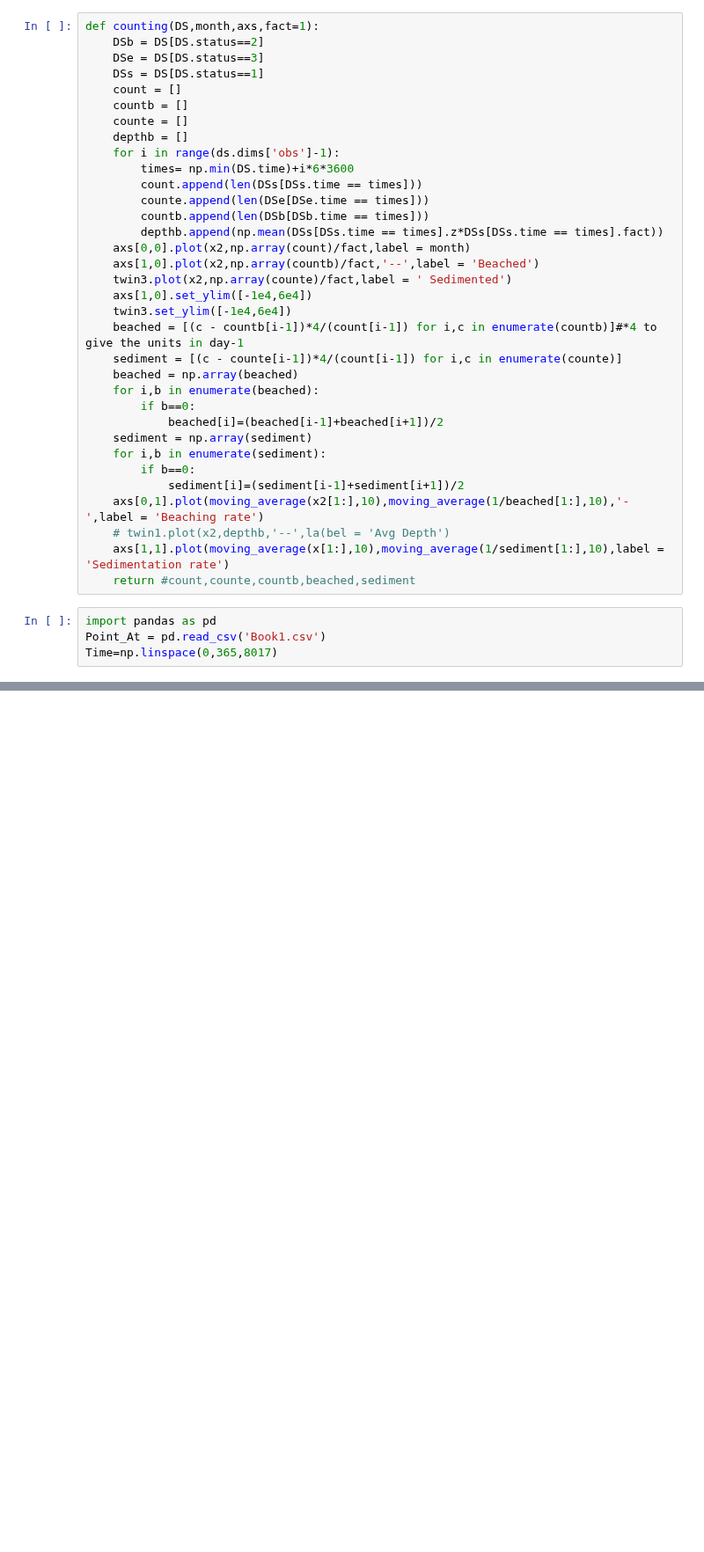
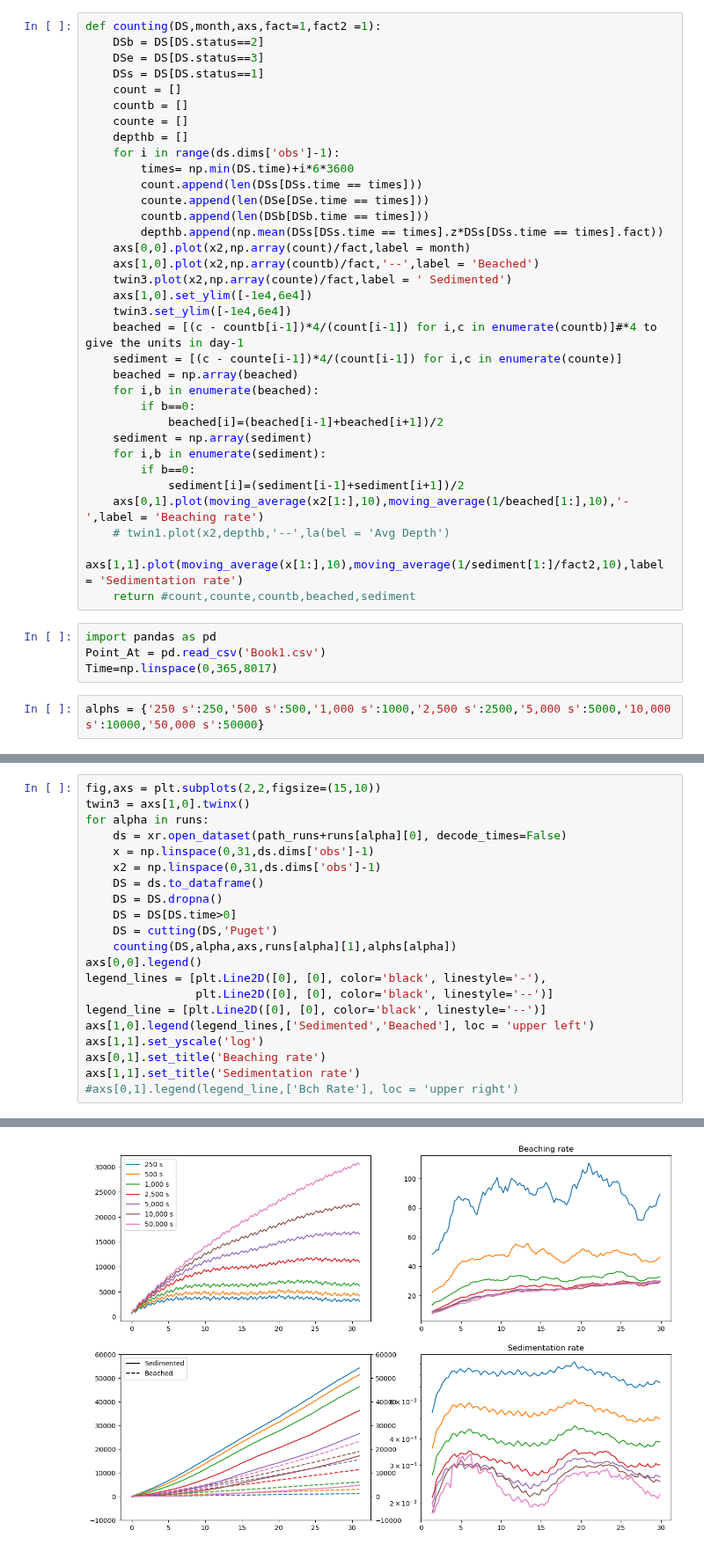
Before and after one commit to SalishSeaCast/analysis-jose, a Jupyter notebook: notebooks/Outfall_finalResults/regions_stats.ipynb, the cells around one changed output, grey strips where cells are left out. Shown at 88% size. Cells and saved outputs as stored; diff of their text form; blank space fills up the shorter version.

Commit message:
wip: changing export to rates based on current counts

```diff
--- a/notebooks/Outfall_finalResults/regions_stats.ipynb
+++ b/notebooks/Outfall_finalResults/regions_stats.ipynb
@@ -56,7 +56,7 @@ plt.title('Salish Sea subregions')
 Text(0.5, 1.0, 'Salish Sea subregions')
 [figure]
 # %%
-def counting(DS,month,axs,fact=1):
+def counting(DS,month,axs,fact=1,fact2 =1):
     DSb = DS[DS.status==2]
     DSe = DS[DS.status==3]
     DSs = DS[DS.status==1]
@@ -87,12 +87,14 @@ def counting(DS,month,axs,fact=1):
             sediment[i]=(sediment[i-1]+sediment[i+1])/2
     axs[0,1].plot(moving_average(x2[1:],10),moving_average(1/beached[1:],10),'-',label = 'Beaching rate')
     # twin1.plot(x2,depthb,'--',la(bel = 'Avg Depth')
-    axs[1,1].plot(moving_average(x[1:],10),moving_average(1/sediment[1:],10),label = 'Sedimentation rate')
+    axs[1,1].plot(moving_average(x[1:],10),moving_average(1/sediment[1:]/fact2,10),label = 'Sedimentation rate')
     return #count,counte,countb,beached,sediment
 # %%
 import pandas as pd
 Point_At = pd.read_csv('Book1.csv')
 Time=np.linspace(0,365,8017)
+# %%
+alphs = {'250 s':250,'500 s':500,'1,000 s':1000,'2,500 s':2500,'5,000 s':5000,'10,000 s':10000,'50,000 s':50000}
 # %%
 runs = {'250 s':['alpha120190101.nc',2],'500 s':['alpha_1_jan.nc',2],'1,000 s':['alpha220190101.nc',2],'2,500 s':['Runs_alpha0220190101_.nc',1],'5,000 s':['Run_Enero20190101_.nc',2],'10,000 s':['Runs_alpha0520190101_.nc',1],'50,000 s':['Runs_alpha0120190101_.nc',1]}
 
@@ -141,3 +143,25 @@ axs[1,1].set_title('Sedimentation rate')
 # %% [output]
 Text(0.5, 1.0, 'Sedimentation rate')
 [figure]
+# %%
+fig,axs = plt.subplots(2,2,figsize=(15,10))
+twin3 = axs[1,0].twinx()
+for alpha in runs:
+    ds = xr.open_dataset(path_runs+runs[alpha][0], decode_times=False)
+    x = np.linspace(0,31,ds.dims['obs']-1)
+    x2 = np.linspace(0,31,ds.dims['obs']-1)
+    DS = ds.to_dataframe()
+    DS = DS.dropna()
+    DS = DS[DS.time>0]
+    DS = cutting(DS,'Puget')
+    counting(DS,alpha,axs,runs[alpha][1],alphs[alpha])
+axs[0,0].legend()
+legend_lines = [plt.Line2D([0], [0], color='black', linestyle='-'),
+                plt.Line2D([0], [0], color='black', linestyle='--')]
+legend_line = [plt.Line2D([0], [0], color='black', linestyle='--')]
+axs[1,0].legend(legend_lines,['Sedimented','Beached'], loc = 'upper left')
+axs[1,1].set_yscale('log')
+axs[0,1].set_title('Beaching rate')
+axs[1,1].set_title('Sedimentation rate')
+#axs[0,1].legend(legend_line,['Bch Rate'], loc = 'upper right')
+# %% [output]
@@ -144,3 +169,4 @@ Text(0.5, 1.0, 'Sedimentation rate')
+[figure, added]
 # %%
 fig,axs = plt.subplots(2,2,figsize=(15,10))
 twin3 = axs[1,0].twinx()
```
Also changed, not shown: parts of 1 cell of this notebook, 1 other file.
